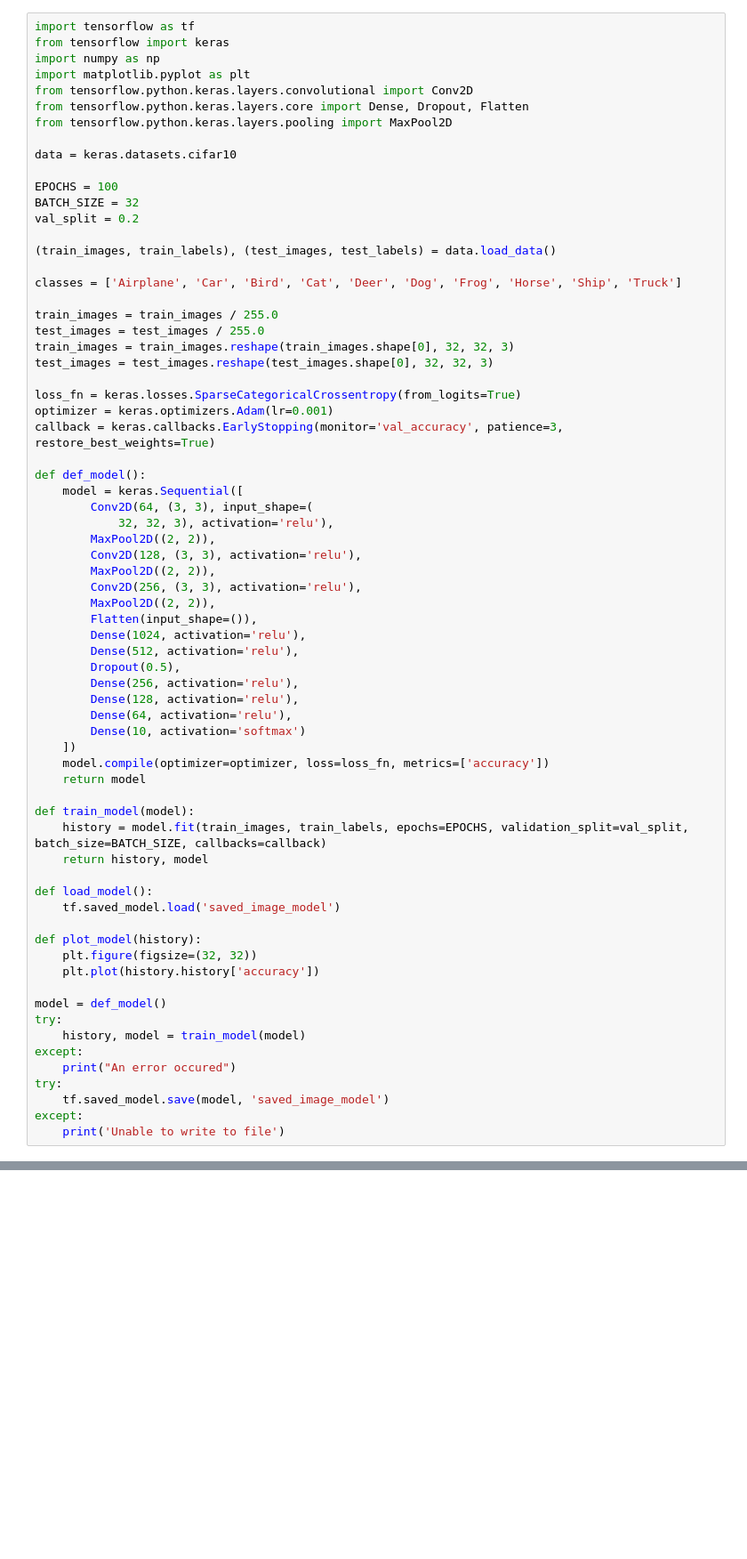
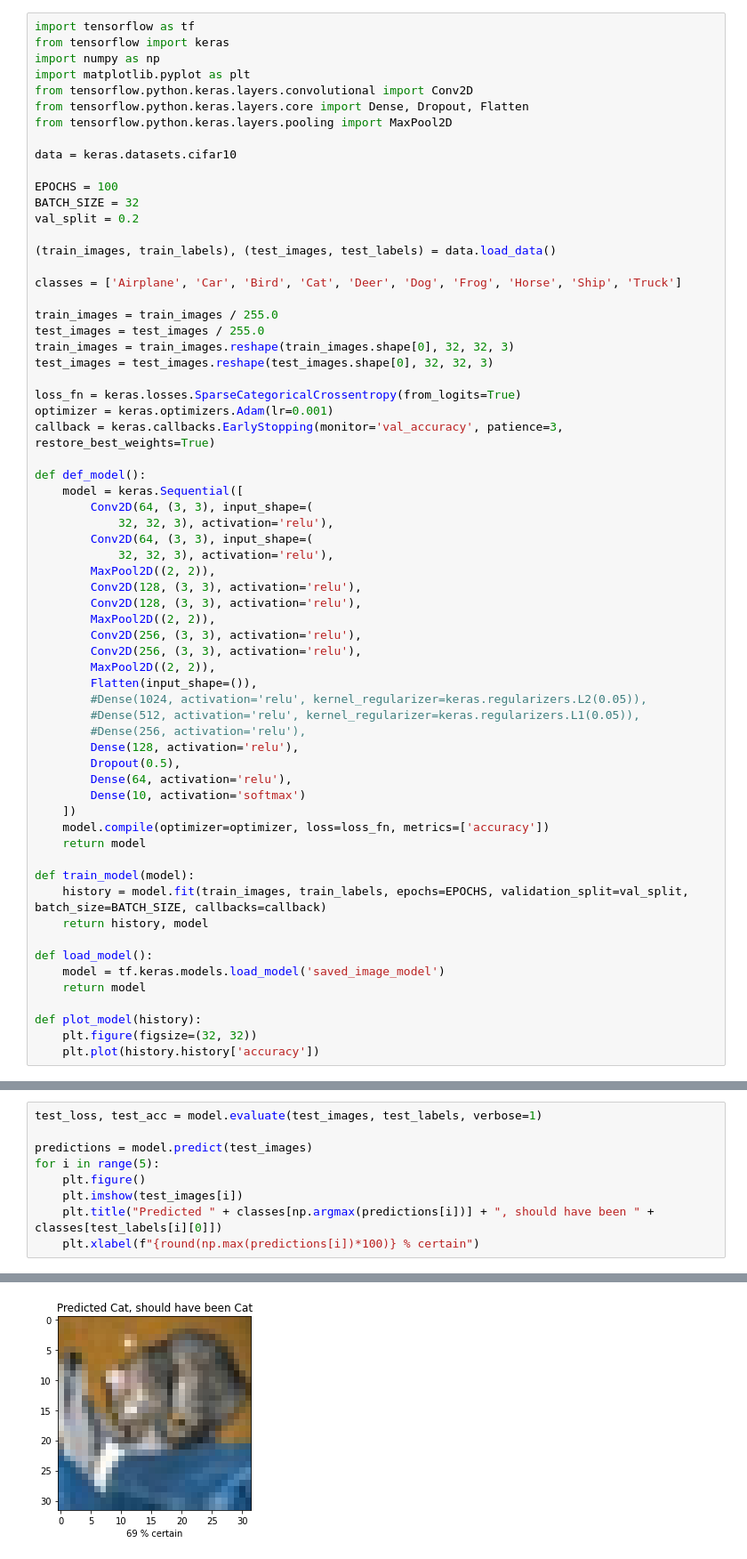
Before and after one commit to rlysell/ImageClassification, a Jupyter notebook: Untitled2.ipynb, the cells around one changed output, grey strips where cells are left out. Shown: that part at 89% size. Cells and saved outputs as stored; diff of their text form; blank space fills up the shorter version.

```diff
--- a/Untitled2.ipynb
+++ b/Untitled2.ipynb
@@ -32,17 +32,21 @@ def def_model():
     model = keras.Sequential([
         Conv2D(64, (3, 3), input_shape=(
             32, 32, 3), activation='relu'),
+        Conv2D(64, (3, 3), input_shape=(
+            32, 32, 3), activation='relu'),
         MaxPool2D((2, 2)),
+        Conv2D(128, (3, 3), activation='relu'),
         Conv2D(128, (3, 3), activation='relu'),
         MaxPool2D((2, 2)),
         Conv2D(256, (3, 3), activation='relu'),
+        Conv2D(256, (3, 3), activation='relu'),
         MaxPool2D((2, 2)),
         Flatten(input_shape=()),
-        Dense(1024, activation='relu'),
-        Dense(512, activation='relu'),
+        #Dense(1024, activation='relu', kernel_regularizer=keras.regularizers.L2(0.05)),
+        #Dense(512, activation='relu', kernel_regularizer=keras.regularizers.L1(0.05)),
+        #Dense(256, activation='relu'),
+        Dense(128, activation='relu'),
         Dropout(0.5),
-        Dense(256, activation='relu'),
-        Dense(128, activation='relu'),
         Dense(64, activation='relu'),
         Dense(10, activation='softmax')
     ])
@@ -54,18 +58,9 @@ def train_model(model):
     return history, model
 
 def load_model():
-    tf.saved_model.load('saved_image_model')
+    model = tf.keras.models.load_model('saved_image_model')
+    return model
 
 def plot_model(history):
     plt.figure(figsize=(32, 32))
     plt.plot(history.history['accuracy'])
-
-model = def_model()
-try:
-    history, model = train_model(model)
-except:
-    print("An error occured")
-try:
-    tf.saved_model.save(model, 'saved_image_model')
-except:
-    print('Unable to write to file')
@@ -97,0 +96,10 @@ drive.mount('/content/drive')
+# %%
+test_loss, test_acc = model.evaluate(test_images, test_labels, verbose=1)
+
+predictions = model.predict(test_images)
+for i in range(5):
+    plt.figure()
+    plt.imshow(test_images[i])
+    plt.title("Predicted " + classes[np.argmax(predictions[i])] + ", should have been " + classes[test_labels[i][0]])
+    plt.xlabel(f"{round(np.max(predictions[i])*100)} % certain")
+# %% [output]
@@ -97,0 +107 @@ drive.mount('/content/drive')
+[figure, added]
```
Also changed, not shown: parts of 6 cells of this notebook.
